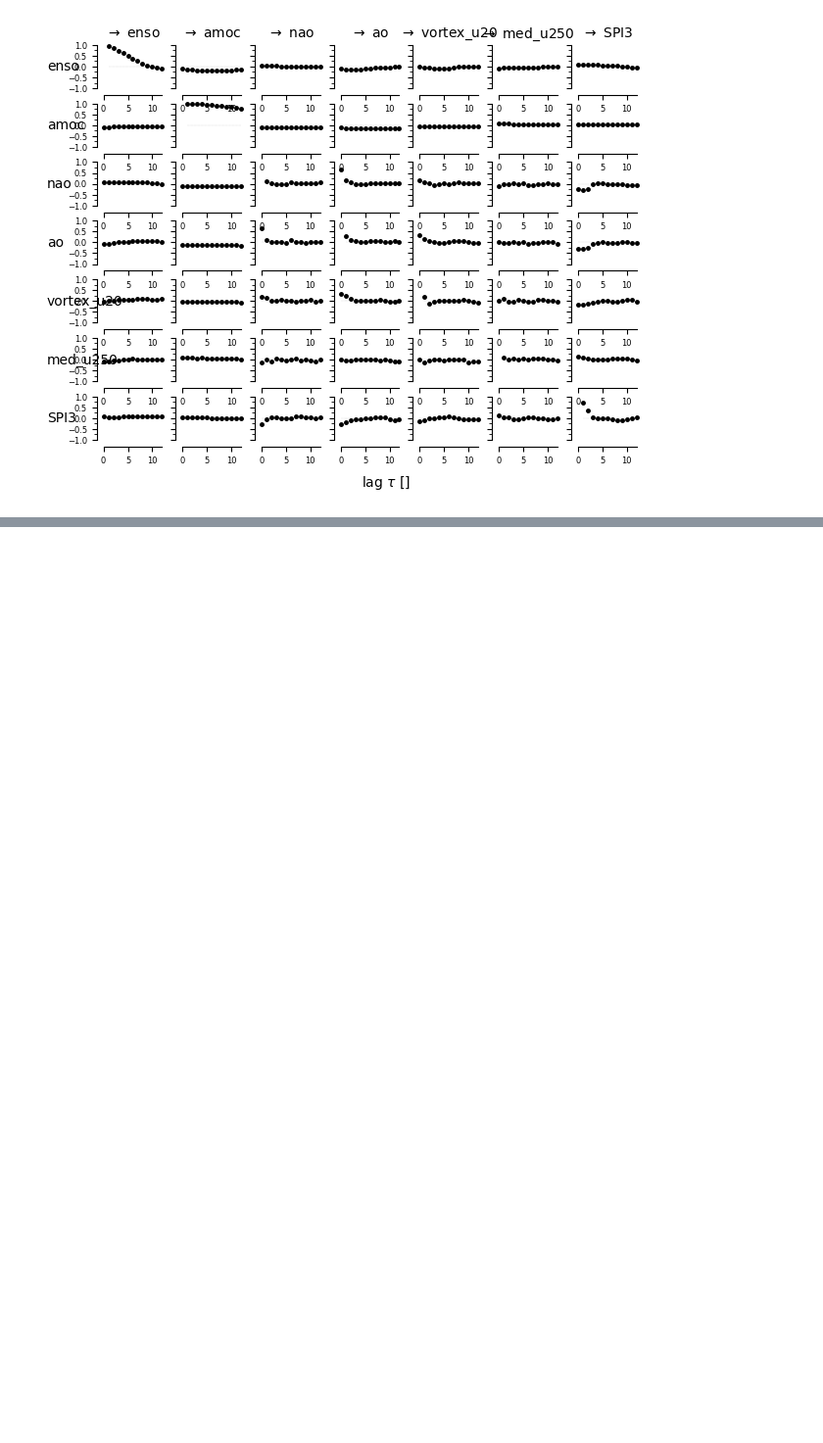
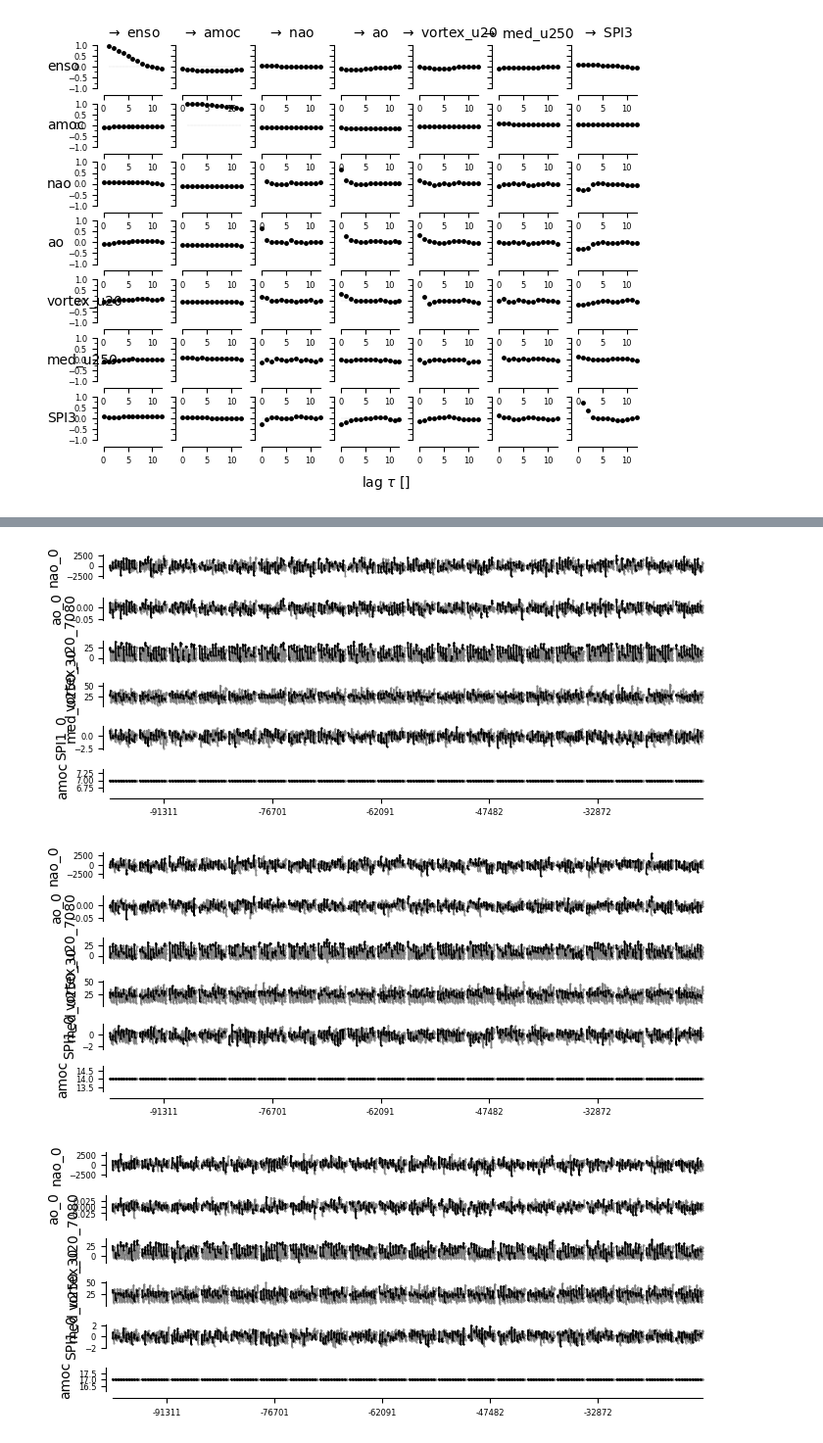
Before and after one commit to chiemvs/Medley, a Jupyter notebook: notebooks/Causal_experimentation.ipynb, the cells around one changed output, grey strips where cells are left out. Shown at 98% size. Cells and saved outputs as stored; diff of their text form; code cells hidden in the pictures; blank space fills up the shorter version.

```diff
--- a/notebooks/Causal_experimentation.ipynb
+++ b/notebooks/Causal_experimentation.ipynb
@@ -364,0 +251,27 @@ tp.plot_graph(
+# %%
+drop_nao = 'ecearth' # Simplification needed for selection based on varnames
+subset = df.sort_index(axis = 1).drop(('nao',0,drop_nao), axis = 1)
+if fake_time:
+    subset.index = subset.index.droplevel('member')
+subset.columns = subset.columns.droplevel('product')
+subset = subset.stack('amoc')
+subset = subset.loc[:,[v[:-1]for v in varnames + [('SPI1',0,'ECAD')]]]
+subset.columns = pd.Index([f'{v[0]}_{v[1]}' for v in subset.columns])
+if anomalize:
+    a = Anomalizer()
+    subset = a.fit_transform(subset)
+# %%
+# Dictionary for different sets.
+ds = {}
+masks = {}
+datetimes = {}
+amoc_strengths = subset.index.get_level_values('amoc').unique()
+for i, strength in enumerate(amoc_strengths): # Unfortunately tigramite does not accept the strength strings themselves as keys
+    strength_set = subset.loc[(slice(None),strength),:]
+    strength_set.index = strength_set.index.droplevel('amoc')
+    strength_set.loc[:,'amoc'] = float(strength[:2])
+    strength_set = strength_set.reindex(index = pd.date_range(strength_set.index.min(), strength_set.index.max(), freq = 'MS'), fill_value = fill_value)
+    jfmmask = np.tile(~strength_set.index.month.isin([1,2,3])[:,np.newaxis], (1,strength_set.shape[-1]))
+    masks[i] = jfmmask
+    ds[i] = strength_set.values
+    datetimes[i] = strength_set.index
@@ -364,0 +301,20 @@ tp.plot_graph(
+# %%
+dataframe = pp.DataFrame(
+    data=ds,
+    mask=masks,
+    analysis_mode = 'multiple',
+    missing_flag=fill_value,
+    var_names = strength_set.columns,
+    datatime = datetimes,
+    )
+# %%
+for dataset in [0,1,2]:
+    tp.plot_timeseries(selected_dataset = dataset,
+                       dataframe = dataframe,
+                       figsize=(7, 3),
+                       grey_masked_samples='data')
+    plt.show()
+# %% [output]
+[figure, added]
+[figure, added]
+[figure, added]
```
Also changed, not shown: parts of 48 cells of this notebook, 3 other files.
